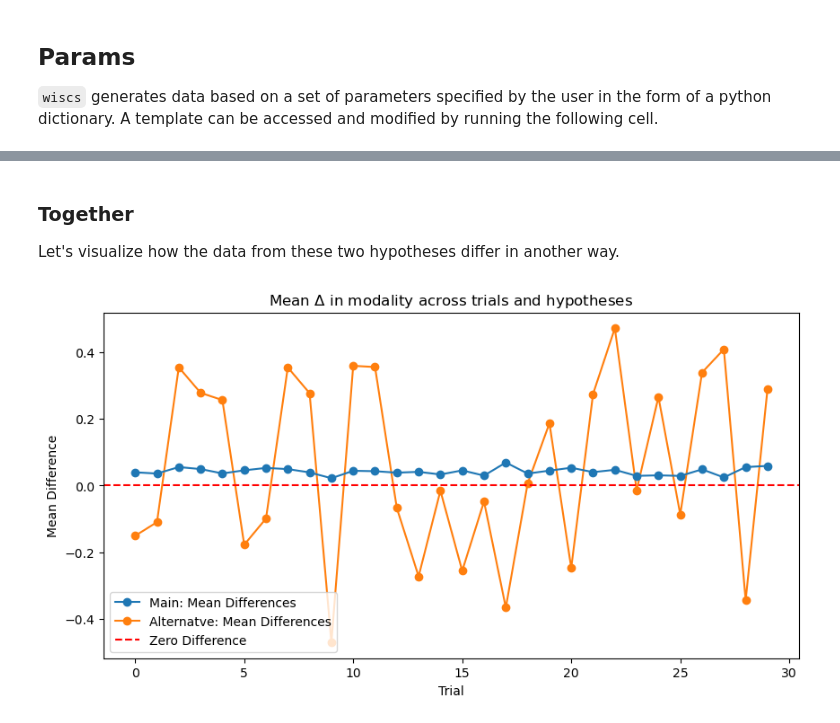
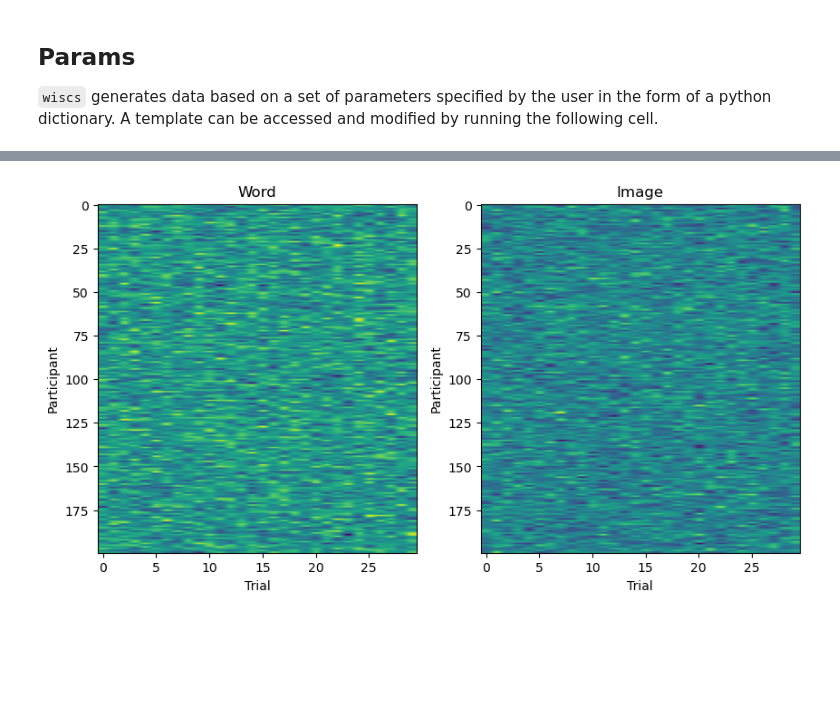
Before and after one commit to w-decker/wiscs-simulation, a Jupyter notebook: wiscs-simulations.ipynb, the cells around one changed output, grey strips where cells are left out. Cells and saved outputs as stored; diff of their text form; code cells hidden in the pictures; blank space fills up the shorter version.

```diff
--- a/wiscs-simulations.ipynb
+++ b/wiscs-simulations.ipynb
@@ -162,23 +108,7 @@ plt.show()
-# %% [markdown]
-### Together
-
-Let's visualize how the data from these two hypotheses differ in another way.
-# %%
-# Calculate mean differences for main hypothesis
-main_mean_differences = [(image[trial].mean() - word[trial].mean()) for trial in range(params["n_trials"])]
-
-# Plot the differences across trials
-plt.figure(figsize=(10, 5))
-plt.plot(main_mean_differences, marker='o', label="Main: Mean Differences",zorder=2)
-plt.plot(diff, marker='o', label="Alternatve: Mean Differences", zorder=1)
-plt.axhline(0, color='red', linestyle='--', label="Zero Difference")
-plt.xlabel("Trial")
-plt.ylabel("Mean Difference")
-plt.title("Mean $\\Delta$ in modality across trials and hypotheses")
-plt.legend()
-
-plt.savefig("figs/compare.png", dpi=500)
-
-plt.show()
-# %% [output]
-[figure, removed]
+# %%
+plot = Plot(DG)
+alt_plot = Plot(altDG)
+# %%
+plot.imshow()
+# %% [output]
+[figure, added]
```
Also changed, not shown: parts of 24 cells of this notebook, 13 other files.
